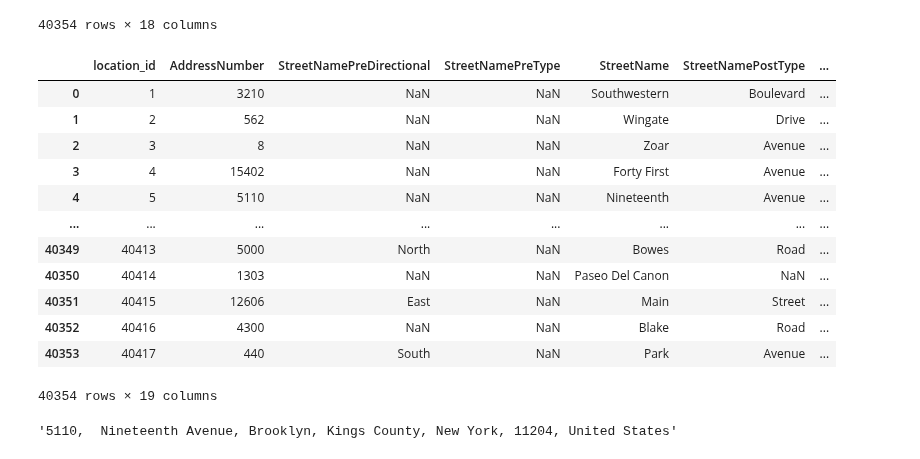
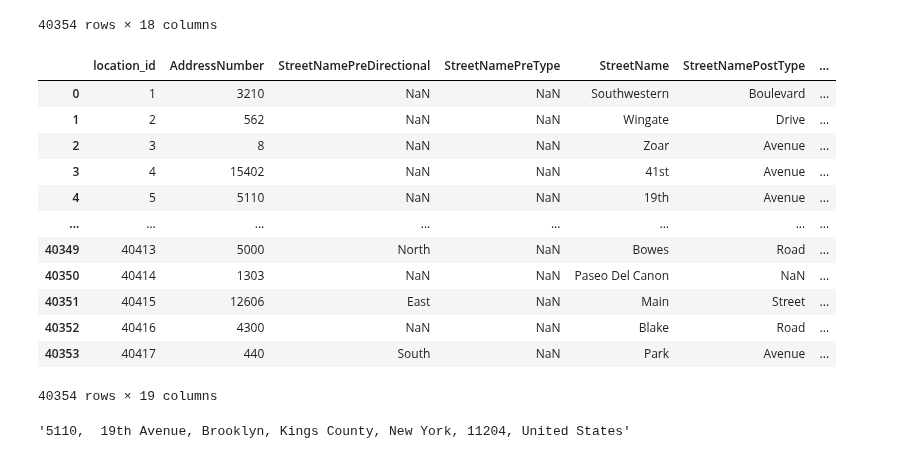
Before and after one commit to brian-cy-chang/UW_Geospatial, a Jupyter notebook: notebooks/nominatim_parsing.ipynb, the cells around one changed output. Cells and saved outputs as stored; diff of their text form; code cells hidden in the pictures.

Commit message:
correct nominatim parsing to keep ordinal numbers

```diff
--- a/notebooks/nominatim_parsing.ipynb
+++ b/notebooks/nominatim_parsing.ipynb
@@ -645,44 +689,45 @@ nominatim_keep_columns_merge_county
 # convert zip to type string
 nominatim_keep_columns_merge_county['zip'] = nominatim_keep_columns_merge_county.zip.astype(str)
 
-# convert ordinal numbers to full string
+# convert full string to ordinal numbers
 nominatim_keep_columns_merge_county['StreetName'] = nominatim_keep_columns_merge_county.StreetName.apply(lambda x: str(x).lower())
-nominatim_keep_columns_merge_county['StreetName'] = nominatim_keep_columns_merge_county.StreetName.apply(lambda x: replace_ordinal_numbers(str(x)))
-nominatim_keep_columns_merge_county['StreetName'] = nominatim_keep_columns_merge_county.StreetName.apply(lambda x: str(x).title())
+# nominatim_keep_columns_merge_county['StreetName'] = nominatim_keep_columns_merge_county.StreetName.apply(lambda x: replace_ordinal_numbers(str(x)))
+# nominatim_keep_columns_merge_county['StreetName'] = nominatim_keep_columns_merge_county.StreetName.apply(lambda x: make_ordinal(str(x)))
+nominatim_keep_columns_merge_county['StreetName'] = nominatim_keep_columns_merge_county.StreetName.apply(lambda x: str(x).title() if not str(x)[0].isdigit() else str(x).lower())
 nominatim_keep_columns_merge_county['StreetName'] = nominatim_keep_columns_merge_county.StreetName.apply(lambda x: str(x).replace("-", " "))
 
 # capitalize first letter
 nominatim_keep_columns_merge_county['StreetNamePreType'] = nominatim_keep_columns_merge_county.StreetNamePreType.apply(lambda x: np.NaN if x == np.NaN else str(x).title())
 nominatim_keep_columns_merge_county['StreetNamePostType'] = nominatim_keep_columns_merge_county.StreetNamePostType.apply(lambda x: np.NaN if x == np.NaN else str(x).title())
 
 # join Nominatim components to a single string of AddressNumber, StreetNamePreDirectional + StreetNamePreType + StreetName + StreetNamePostType, city, county, state, zip, United States
 nominatim_keep_columns_merge_county['Nominatim_address'] = nominatim_keep_columns_merge_county['AddressNumber'] + ',' + \
                                                             nominatim_keep_columns_merge_county[['StreetNamePreDirectional', 'StreetNamePreType', 'StreetName', 'StreetNamePostType']].fillna('').agg(' '.join, axis=1) + ', '\
                                                             + nominatim_keep_columns_merge_county[['city', 'county', 'state', 'zip']].fillna('').agg(', '.join, axis=1) + ', United States'
 
 # remove double whitespaces
 nominatim_keep_columns_merge_county['Nominatim_address'] = nominatim_keep_columns_merge_county.Nominatim_address.apply(lambda x: x.replace("  ", " "))
 
 # replace string "nan" with np.NaN
 nominatim_keep_columns_merge_county['StreetNamePreDirectional'] = nominatim_keep_columns_merge_county.StreetNamePreDirectional.apply(lambda x: np.NaN if str(x) == "Nan" or str(x) == "nan" else x)
 nominatim_keep_columns_merge_county['StreetNamePostDirectional'] = nominatim_keep_columns_merge_county.StreetNamePostDirectional.apply(lambda x: np.NaN if str(x) == "Nan" or str(x) == "nan" else x)
 
 nominatim_keep_columns_merge_county['StreetNamePreType'] = nominatim_keep_columns_merge_county.StreetNamePreType.apply(lambda x: np.NaN if str(x) == "Nan" or str(x) == "nan" else x)
 nominatim_keep_columns_merge_county['StreetNamePostType'] = nominatim_keep_columns_merge_county.StreetNamePostType.apply(lambda x: np.NaN if str(x) == "Nan" or str(x) == "nan" else x)
 
 # replace "Nan" string from directionals
 nominatim_keep_columns_merge_county['Nominatim_address'] = nominatim_keep_columns_merge_county.Nominatim_address.apply(lambda x: str(x).replace('Nan', ''))
 
 # replace adjacent commas with one comma
 nominatim_keep_columns_merge_county['Nominatim_address'] = nominatim_keep_columns_merge_county.Nominatim_address.apply(lambda x: str(x).replace(', ,', ', '))
 nominatim_keep_columns_merge_county
 # %% [output]
 |  | location_id | AddressNumber | StreetNamePreDirectional | StreetNamePreType | StreetName | StreetNamePostType | ... |
 | 0 | 1 | 3210 | NaN | NaN | Southwestern | Boulevard | ... |
 | 1 | 2 | 562 | NaN | NaN | Wingate | Drive | ... |
 | 2 | 3 | 8 | NaN | NaN | Zoar | Avenue | ... |
-| 3 | 4 | 15402 | NaN | NaN | Forty First | Avenue | ... |
-| 4 | 5 | 5110 | NaN | NaN | Nineteenth | Avenue | ... |
+| 3 | 4 | 15402 | NaN | NaN | 41st | Avenue | ... |
+| 4 | 5 | 5110 | NaN | NaN | 19th | Avenue | ... |
 | ... | ... | ... | ... | ... | ... | ... | ... |
 | 40349 | 40413 | 5000 | North | NaN | Bowes | Road | ... |
 | 40350 | 40414 | 1303 | NaN | NaN | Paseo Del Canon | NaN | ... |
@@ -693,7 +738,7 @@ nominatim_keep_columns_merge_county
 # %%
 nominatim_keep_columns_merge_county.iloc[4].Nominatim_address
 # %% [output]
-'5110,  Nineteenth Avenue, Brooklyn, Kings County, New York, 11204, United States'
+'5110,  19th Avenue, Brooklyn, Kings County, New York, 11204, United States'
 # %%
 nominatim_keep_columns_merge_county_parsed_path = os.path.join(abs_path, 'output', 'nominatim_keep_columns_merge_county_parsed.csv')
 nominatim_keep_columns_merge_county.to_csv(nominatim_keep_columns_merge_county_parsed_path, index=False)
```
Also changed, not shown: parts of 17 cells of this notebook, 3 other files.
